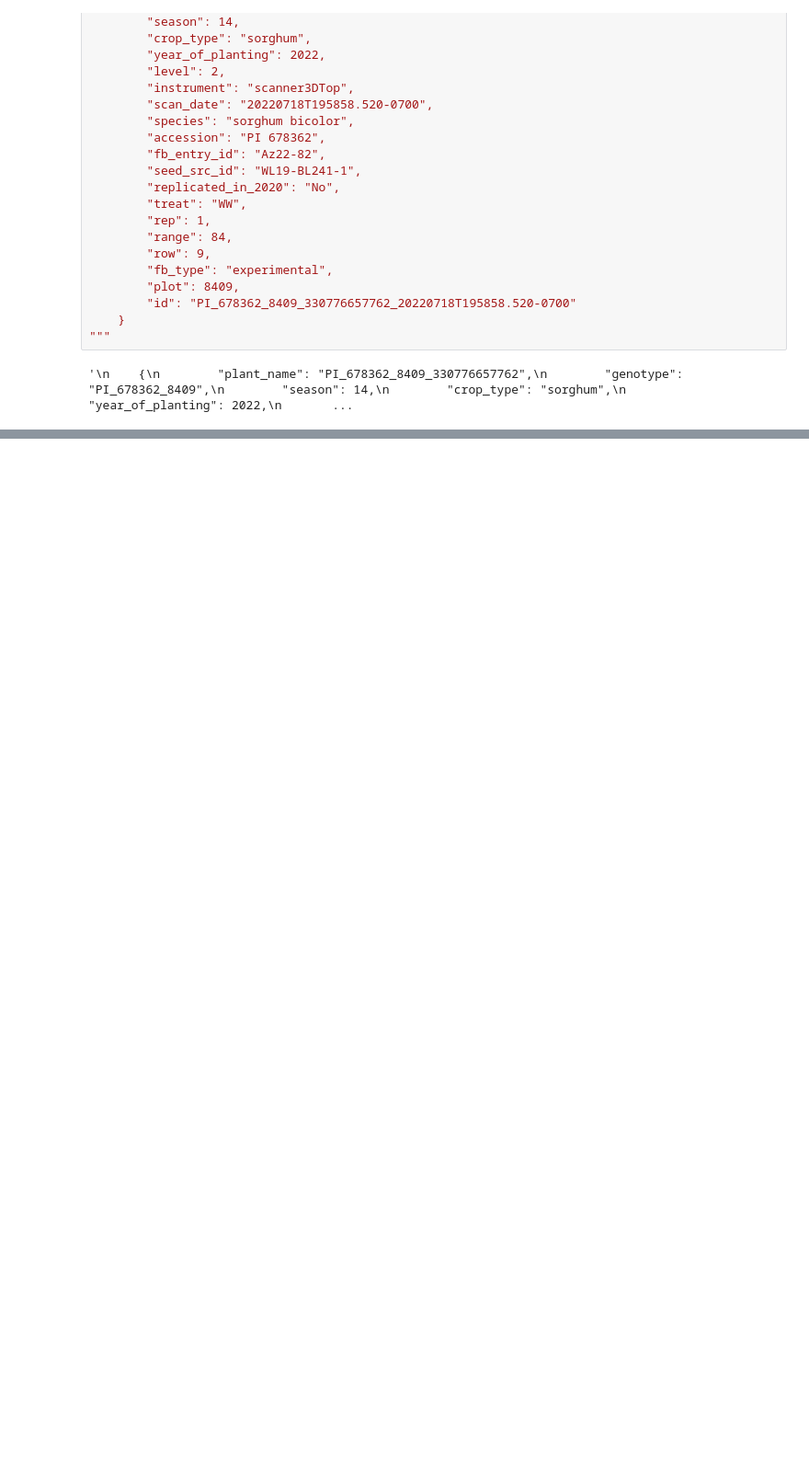
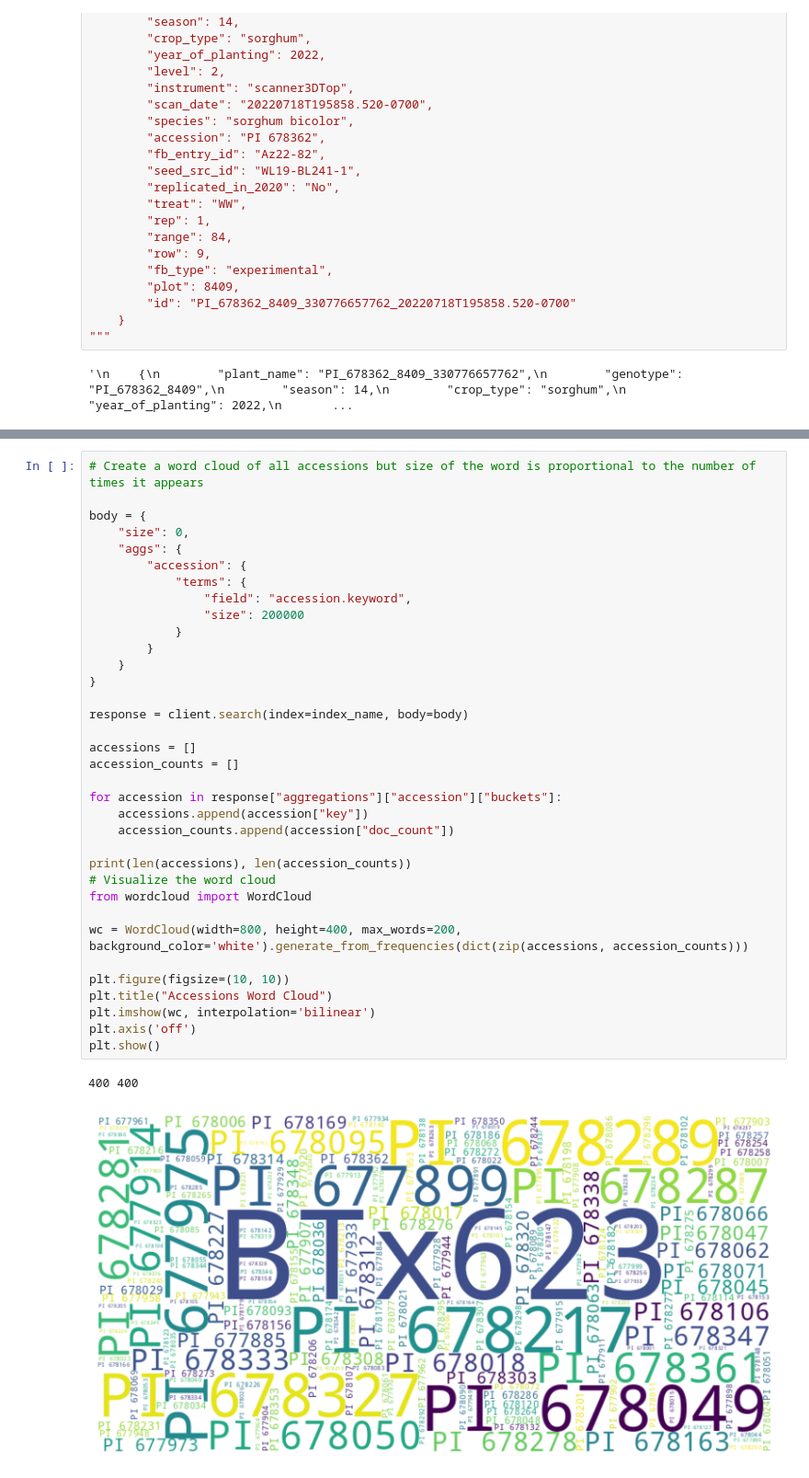
Before and after one commit to cyverse/phytooracle-analytics, a Jupyter notebook: example_notebook.ipynb, the cells around one changed output, grey strips where cells are left out. Shown: that part at 92% size. Cells and saved outputs as stored; diff of their text form; blank space fills up the shorter version.

```diff
--- a/example_notebook.ipynb
+++ b/example_notebook.ipynb
@@ -145 +146,39 @@ plt.show()
 [figure]
+# %%
+# Create a word cloud of all accessions but size of the word is proportional to the number of times it appears
+
+body = {
+    "size": 0,
+    "aggs": {
+        "accession": {
+            "terms": {
+                "field": "accession.keyword",
+                "size": 200000
+            }
+        }
+    }
+}
+
+response = client.search(index=index_name, body=body)
+
+accessions = []
+accession_counts = []
+
+for accession in response["aggregations"]["accession"]["buckets"]:
+    accessions.append(accession["key"])
+    accession_counts.append(accession["doc_count"])
+
+print(len(accessions), len(accession_counts))
+# Visualize the word cloud
+from wordcloud import WordCloud
+
+wc = WordCloud(width=800, height=400, max_words=200, background_color='white').generate_from_frequencies(dict(zip(accessions, accession_counts)))
+
+plt.figure(figsize=(10, 10))
+plt.title("Accessions Word Cloud")
+plt.imshow(wc, interpolation='bilinear')
+plt.axis('off')
+plt.show()
+# %% [output]
+400 400
+[figure, added]
```
Also changed, not shown: parts of 1 cell of this notebook.
